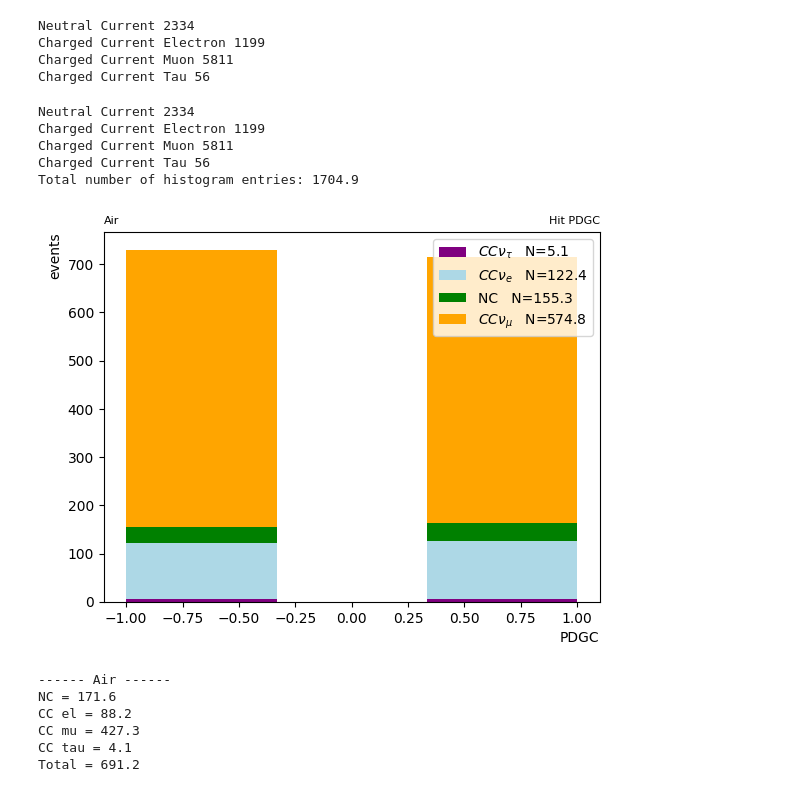
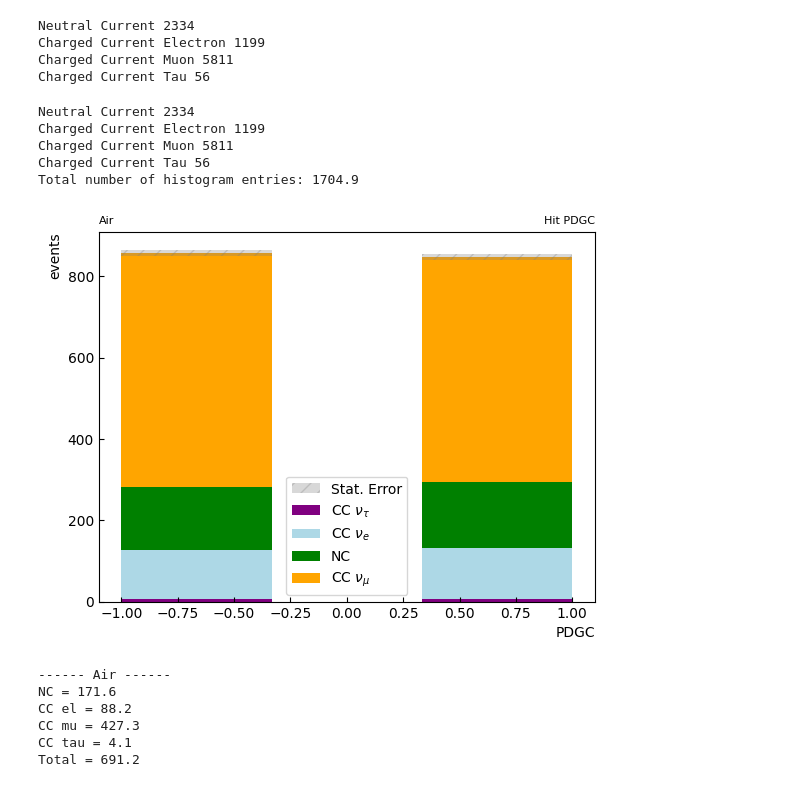
Before and after one commit to benw22022/FASER2_G4, a Jupyter notebook: notebooks/New/analyse_faser2_vAir.ipynb, the cells around one changed output. Saved outputs shown, nothing was run; the diff lists cells and outputs as text; code cells hidden in the pictures.

```diff
--- a/notebooks/New/analyse_faser2_vAir.ipynb
+++ b/notebooks/New/analyse_faser2_vAir.ipynb
@@ -261,60 +277,79 @@ def plot_stacked_hist(histograms, names, colours, scale_factor=1, xlabel="variab
     bin_centers = histograms[0].axes[0].centers
     bin_width = bin_edges[1] - bin_edges[0]
 
-    stacked_counts = np.stack([h.view(flow=True) for h in histograms])*scale_factor
+    stacked_counts = np.stack([h.view(flow=True) for h in histograms])
+    uncertainties = np.sqrt(stacked_counts)
+    stacked_counts*=scale_factor
     total = sum(total_hist_sizes) * scale_factor
 
     print(f"Total number of histogram entries: {total:.1f}")
     fig, ax = plt.subplots()
+    sum_values = np.zeros_like(bin_centers)
     for i, (histogram, name, colour) in enumerate(zip(histograms, names, colours)):
         values = stacked_counts[i]
-        # values[1] += values[0]
+        values[1] += values[0]
         values[-2] += values[-1]
+
         if i == 0:
-            ax.bar(bin_centers, values[1:-1], width=bin_width, label=name+ f"   N={sum(histogram.view())*scale_factor:.1f}", color=colour)
+            ax.bar(bin_centers, values[1:-1], width=bin_width, label=name, color=colour)
         else:
             bottom_values = stacked_counts[i-1]
-            # bottom_values[1] += bottom_values[0]
-            # bottom_values[-2] += bottom_values[-1]
-            ax.bar(bin_centers, values[1:-1], width=bin_width, bottom=bottom_values[1:-1], label=name+ f"   N={sum(histogram.view())*scale_factor:.1f}", color=colour)
+            bottom_values[1] += bottom_values[0]
+            bottom_values[-2] += bottom_values[-1]
+            ax.bar(bin_centers, values[1:-1], width=bin_width, bottom=sum_values, label=name, color=colour)
 
 
+        sum_values += values[1:-1]
+
+    total_stacked_counts = np.sum(stacked_counts, axis=0)
+
+    total_uncertainties = np.sqrt(np.sum(uncertainties**2, axis=0))
+    total_stacked_counts[1] += total_stacked_counts[0]
+    total_stacked_counts[-2] += total_stacked_counts[-1]
+    total_stacked_counts = total_stacked_counts[1:-1]
+
+    total_uncertainties[1] = np.sqrt(total_uncertainties[0]**2 + total_uncertainties[1]**2)
+    total_uncertainties[-2] = np.sqrt(total_uncertainties[-1]**2 + total_uncertainties[-2]**2)
+    total_uncertainties = total_uncertainties[1:-1]*scale_factor
+
+    for i, (count, unc) in enumerate(zip(sum_values, total_uncertainties)):
+        ax.fill_between(bin_edges[i:i+2], count-unc, count+unc, color='gray', alpha=0.3, label='Stat. Error', edgecolor=None, hatch="//")
+
     ax.set_xlabel(xlabel, loc='right')
-    # ax.set_ylabel(f'Events / {bin_width:.2f} GeV', loc='top')
-    # ax.set_xticks(np.linspace(min(bin_edges), max(bin_edges)+1, len(bin_edges)))
-    # loc = plticker.MultipleLocator(base=1.0) # this locator puts ticks at regular intervals
-    # ax.xaxis.set_major_locator(loc)
     ax.set_ylabel(ylabel, loc='top')
+    ax.tick_params(axis='both', which='both', direction='in')
     ax.set_title(title_right, loc='right', fontsize=8)
     ax.set_title(f'{title_left}', loc='left', fontsize=8)
     if xrange is not None:
         ax.set_xlim(xrange)
-    ax.legend()
+    handles, labels = ax.get_legend_handles_labels()
+    unique_labels = dict(zip(labels, handles))
+    ax.legend(unique_labels.values(), unique_labels.keys())
     plt.show()
 # %%
 nc_energy_hist     = bh.Histogram(bh.axis.Regular(3, -1, 1))
 cc_el_energy_hist  = bh.Histogram(bh.axis.Regular(3, -1, 1))
 cc_mu_energy_hist  = bh.Histogram(bh.axis.Regular(3, -1, 1))
 cc_tau_energy_hist = bh.Histogram(bh.axis.Regular(3, -1, 1))
 
 nc_energy_hist = fill_hits_histogram(nc_energy_hist, nc_data, "charge")
 cc_el_energy_hist = fill_hits_histogram(cc_el_energy_hist, cc_el_data, "charge")
 cc_mu_energy_hist = fill_hits_histogram(cc_mu_energy_hist, cc_mu_data, "charge")
 cc_tau_energy_hist = fill_hits_histogram(cc_tau_energy_hist, cc_tau_data, "charge")
 
 plot_stacked_hist([nc_energy_hist, cc_el_energy_hist, cc_mu_energy_hist, cc_tau_energy_hist],
-                  ["NC", r"$CC \nu_e$", r"$CC \nu_\mu$", r"$CC \nu_\tau$"],
+                  ["NC", r"CC $\nu_e$", r"CC $\nu_\mu$", r"CC $\nu_\tau$"],
                   ["green", "lightblue", "orange", "purple"],
                   scale_factor=air_sf, xlabel=r"PDGC",
                     title_left="Air", title_right="Hit PDGC"
                   )
 # %% [output]
 Neutral Current 2334
 Charged Current Electron 1199
 Charged Current Muon 5811
 Charged Current Tau 56
 Total number of histogram entries: 1704.9
-[figure, old version]
+[figure, new version]
 # %%
 print("------ Air ------")
 print(f"NC = {len(nc_data) * air_sf:.1f}")
```
Also changed, not shown: parts of 11 cells of this notebook, 4 other files.
